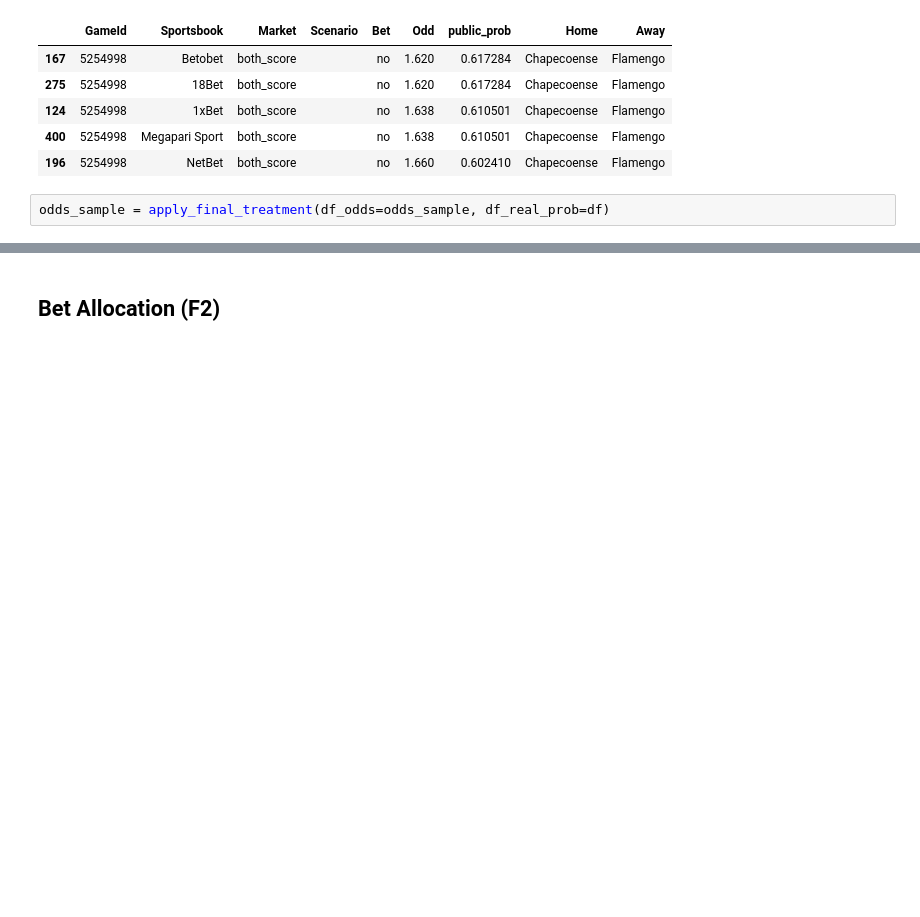
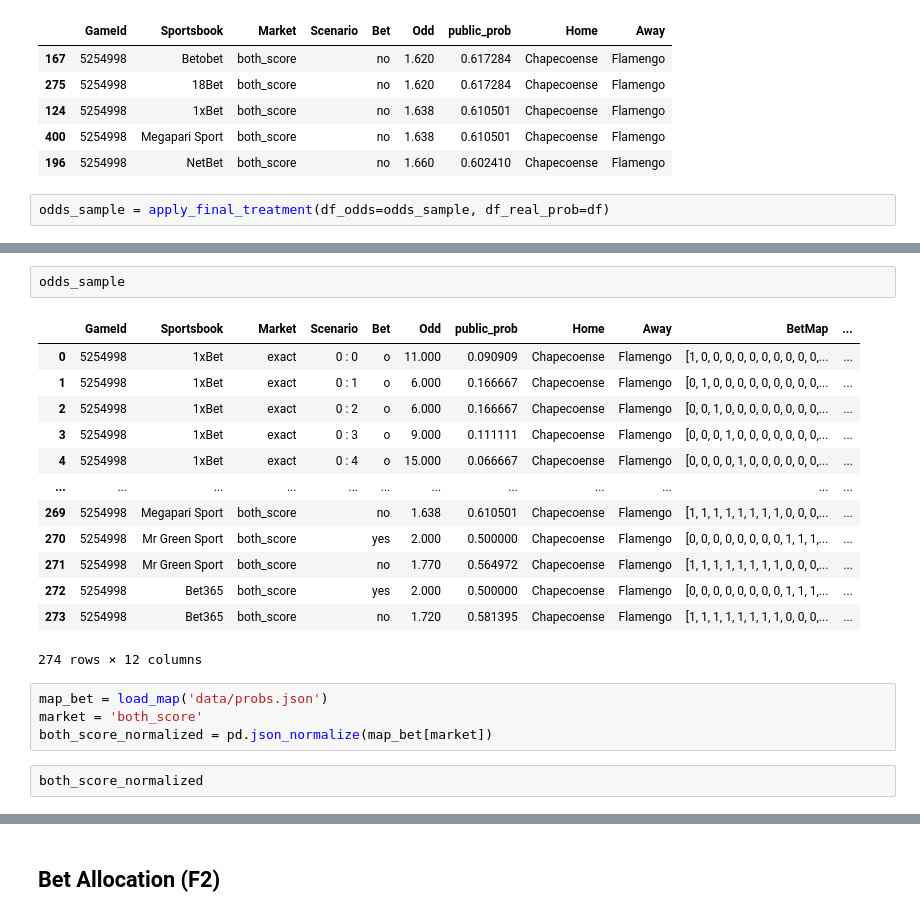
Before and after one commit to MarcosAugusto47/soccer-betting-strategy, a Jupyter notebook: notebook.ipynb, the cells around one changed output, grey strips where cells are left out. Cells and saved outputs as stored; diff of their text form; blank space fills up the shorter version.

```diff
--- a/notebook.ipynb
+++ b/notebook.ipynb
@@ -221,0 +135,22 @@ odds_sample = apply_final_treatment(df_odds=odds_sample, df_real_prob=df)
+# %%
+odds_sample
+# %% [output]
+|  | GameId | Sportsbook | Market | Scenario | Bet | Odd | public_prob | Home | Away | BetMap | ... |
+| 0 | 5254998 | 1xBet | exact | 0 : 0 | o | 11.000 | 0.090909 | Chapecoense | Flamengo | [1, 0, 0, 0, 0, 0, 0, 0, 0, 0, 0,... | ... |
+| 1 | 5254998 | 1xBet | exact | 0 : 1 | o | 6.000 | 0.166667 | Chapecoense | Flamengo | [0, 1, 0, 0, 0, 0, 0, 0, 0, 0, 0,... | ... |
+| 2 | 5254998 | 1xBet | exact | 0 : 2 | o | 6.000 | 0.166667 | Chapecoense | Flamengo | [0, 0, 1, 0, 0, 0, 0, 0, 0, 0, 0,... | ... |
+| 3 | 5254998 | 1xBet | exact | 0 : 3 | o | 9.000 | 0.111111 | Chapecoense | Flamengo | [0, 0, 0, 1, 0, 0, 0, 0, 0, 0, 0,... | ... |
+| 4 | 5254998 | 1xBet | exact | 0 : 4 | o | 15.000 | 0.066667 | Chapecoense | Flamengo | [0, 0, 0, 0, 1, 0, 0, 0, 0, 0, 0,... | ... |
+| ... | ... | ... | ... | ... | ... | ... | ... | ... | ... | ... | ... |
+| 269 | 5254998 | Megapari Sport | both_score |  | no | 1.638 | 0.610501 | Chapecoense | Flamengo | [1, 1, 1, 1, 1, 1, 1, 1, 0, 0, 0,... | ... |
+| 270 | 5254998 | Mr Green Sport | both_score |  | yes | 2.000 | 0.500000 | Chapecoense | Flamengo | [0, 0, 0, 0, 0, 0, 0, 0, 1, 1, 1,... | ... |
+| 271 | 5254998 | Mr Green Sport | both_score |  | no | 1.770 | 0.564972 | Chapecoense | Flamengo | [1, 1, 1, 1, 1, 1, 1, 1, 0, 0, 0,... | ... |
+| 272 | 5254998 | Bet365 | both_score |  | yes | 2.000 | 0.500000 | Chapecoense | Flamengo | [0, 0, 0, 0, 0, 0, 0, 0, 1, 1, 1,... | ... |
+| 273 | 5254998 | Bet365 | both_score |  | no | 1.720 | 0.581395 | Chapecoense | Flamengo | [1, 1, 1, 1, 1, 1, 1, 1, 0, 0, 0,... | ... |
+274 rows × 12 columns
+# %%
+map_bet = load_map('data/probs.json')
+market = 'both_score'
+both_score_normalized = pd.json_normalize(map_bet[market])
+# %%
+both_score_normalized
```
Also changed, not shown: parts of 40 cells of this notebook, 2 other files.
